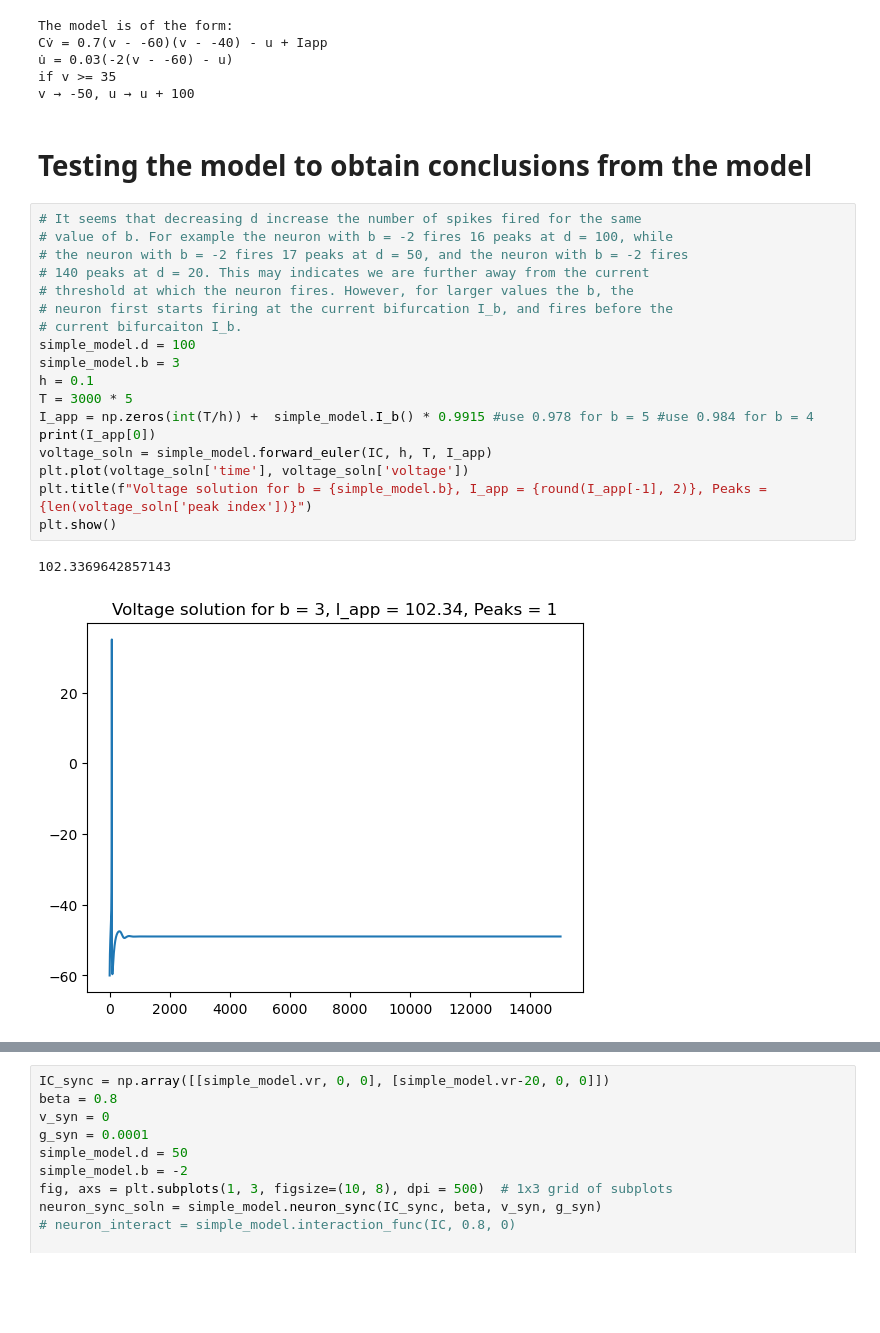
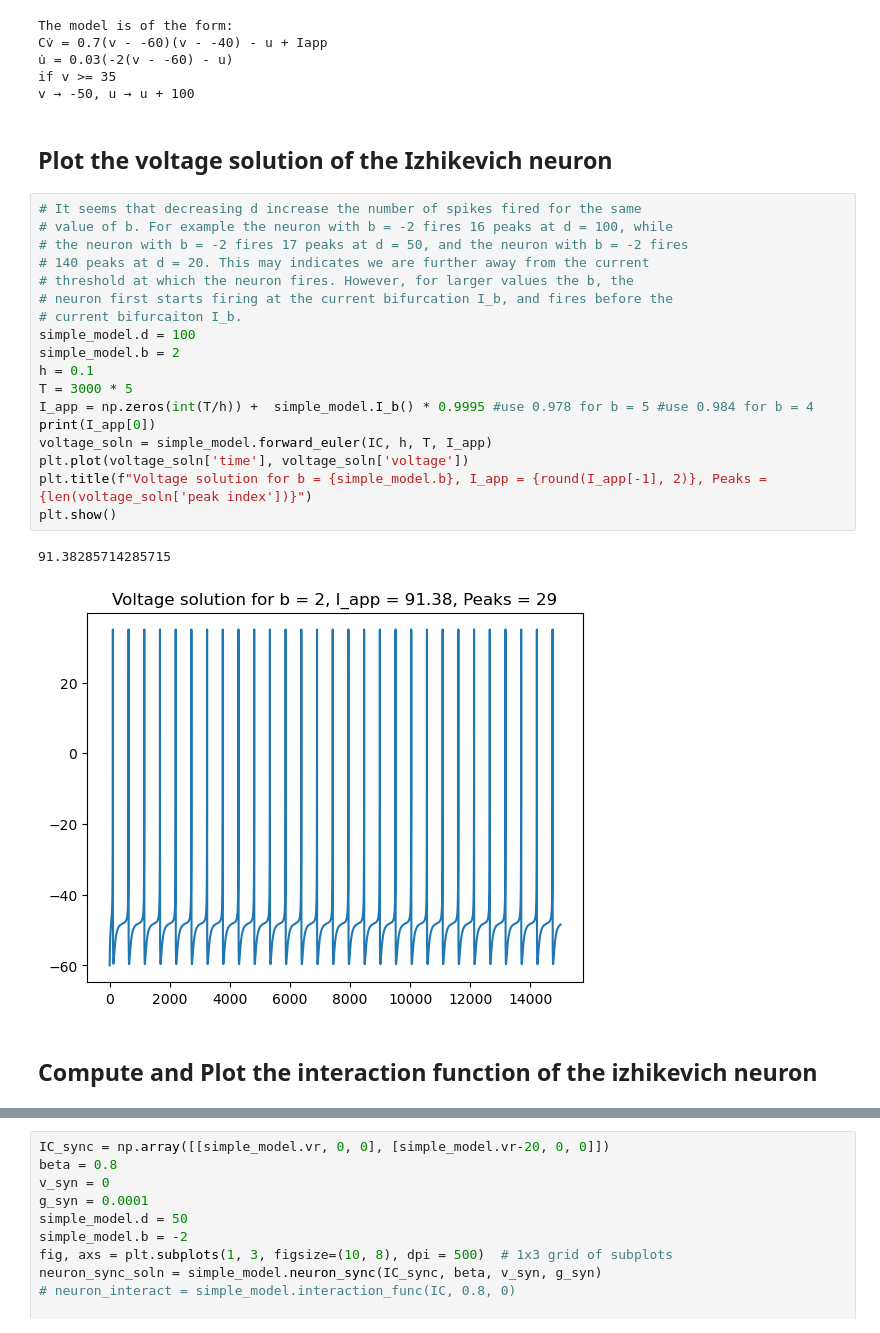
Before and after one commit to III-Derek/USRA-2024, a Jupyter notebook: phase_model.ipynb, the cells around one changed output, grey strips where cells are left out. Cells and saved outputs as stored; diff of their text form; blank space fills up the shorter version.

```diff
--- a/phase_model.ipynb
+++ b/phase_model.ipynb
@@ -736,26 +776,28 @@ u̇ = 0.03(-2(v - -60) - u)
 if v >= 35
 v → -50, u → u + 100
 # %% [markdown]
-# Testing the model to obtain conclusions from the model
+## Plot the voltage solution of the Izhikevich neuron
 # %%
 # It seems that decreasing d increase the number of spikes fired for the same
 # value of b. For example the neuron with b = -2 fires 16 peaks at d = 100, while
 # the neuron with b = -2 fires 17 peaks at d = 50, and the neuron with b = -2 fires
 # 140 peaks at d = 20. This may indicates we are further away from the current
 # threshold at which the neuron fires. However, for larger values the b, the
 # neuron first starts firing at the current bifurcation I_b, and fires before the
 # current bifurcaiton I_b.
 simple_model.d = 100
-simple_model.b = 3
+simple_model.b = 2
 h = 0.1
 T = 3000 * 5
-I_app = np.zeros(int(T/h)) +  simple_model.I_b() * 0.9915 #use 0.978 for b = 5 #use 0.984 for b = 4
+I_app = np.zeros(int(T/h)) +  simple_model.I_b() * 0.9995 #use 0.978 for b = 5 #use 0.984 for b = 4
 print(I_app[0])
 voltage_soln = simple_model.forward_euler(IC, h, T, I_app)
 plt.plot(voltage_soln['time'], voltage_soln['voltage'])
 plt.title(f"Voltage solution for b = {simple_model.b}, I_app = {round(I_app[-1], 2)}, Peaks = {len(voltage_soln['peak index'])}")
 plt.show()
 # %% [output]
-102.3369642857143
+91.38285714285715
-[figure, old version]
+[figure, new version]
+# %% [markdown]
+## Compute and Plot the interaction function of the izhikevich neuron
 # %%
```
Also changed, not shown: parts of 19 cells of this notebook.
